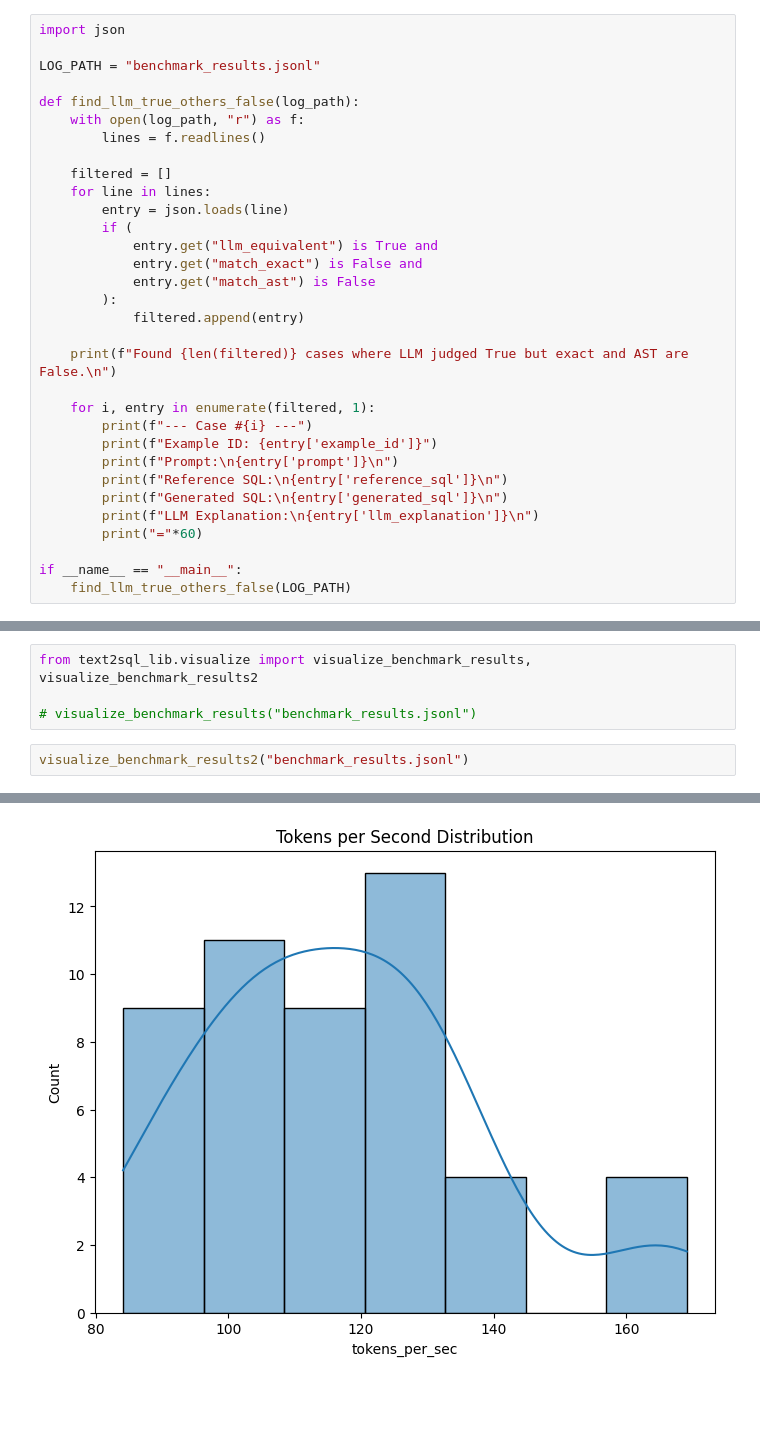
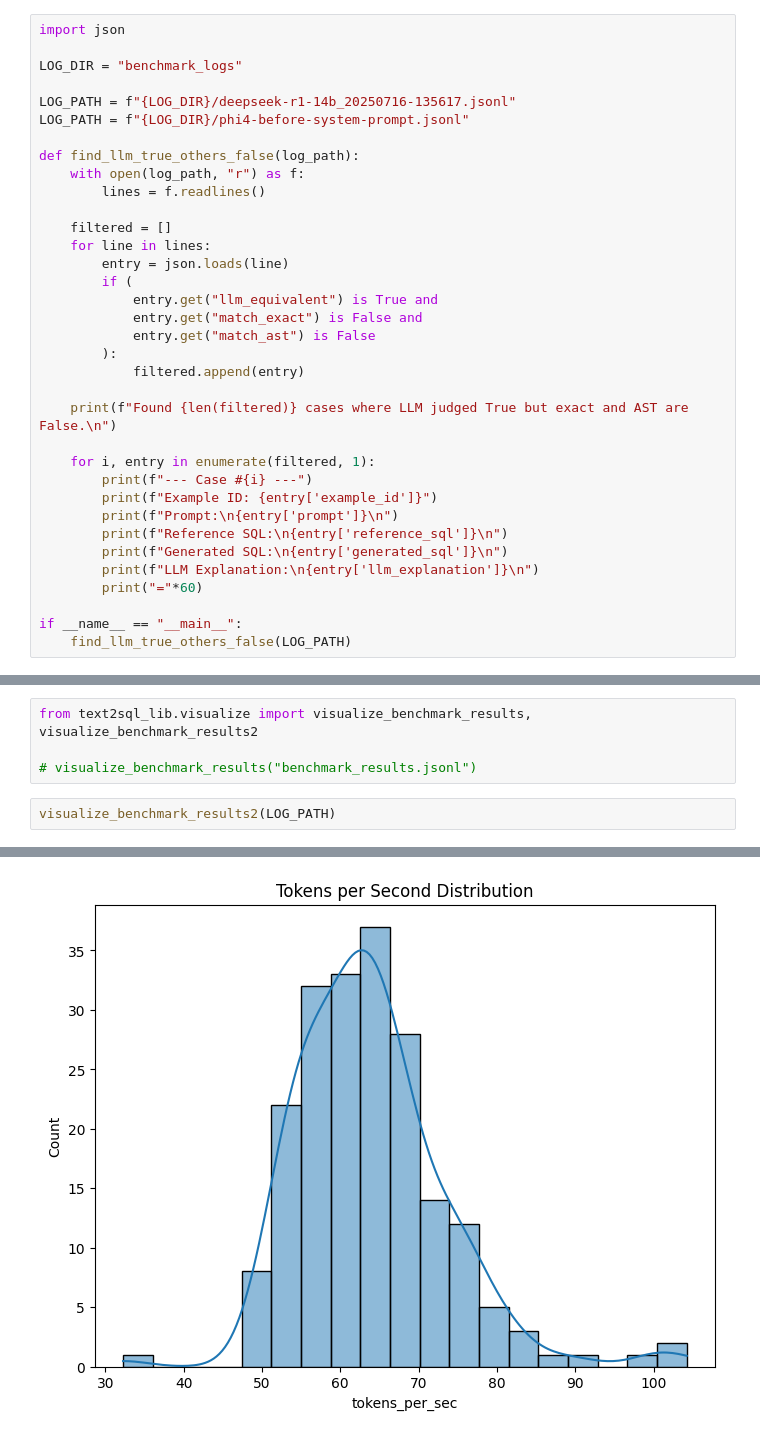
Before and after one commit to daniel8903/text2sql_eval, a Jupyter notebook: text2sql_eval.ipynb, the cells around one changed output, grey strips where cells are left out. Drawn from its saved outputs; the diff is of its cells as text; blank space fills up the shorter version.

```diff
--- a/text2sql_eval.ipynb
+++ b/text2sql_eval.ipynb
@@ -12,7 +1,10 @@ run_benchmark(
 # %%
 import json
 
-LOG_PATH = "benchmark_results.jsonl"
+LOG_DIR = "benchmark_logs"
+
+LOG_PATH = f"{LOG_DIR}/deepseek-r1-14b_20250716-135617.jsonl"
+LOG_PATH = f"{LOG_DIR}/phi4-before-system-prompt.jsonl"
 
 def find_llm_true_others_false(log_path):
     with open(log_path, "r") as f:
@@ -46,5 +113,5 @@ from text2sql_lib.visualize import visualize_benchmark_results, visualize_benchm
 
 # visualize_benchmark_results("benchmark_results.jsonl")
 # %%
-visualize_benchmark_results2("benchmark_results.jsonl")
+visualize_benchmark_results2(LOG_PATH)
 # %% [output]
@@ -59 +126 @@ dtype: float64
-[figure, old version]
+[figure, new version]
```
Also changed, not shown: parts of 6 cells of this notebook, 13 other files.
